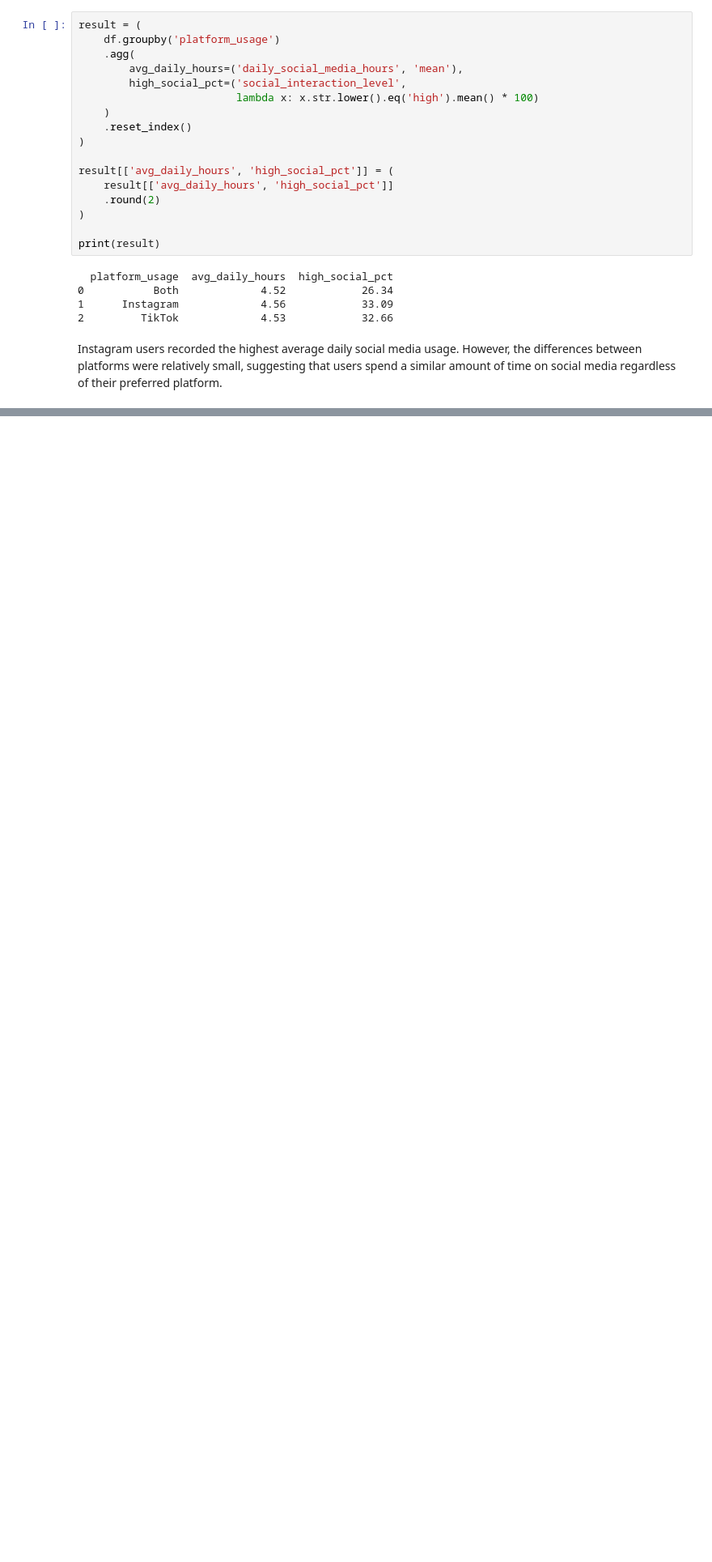
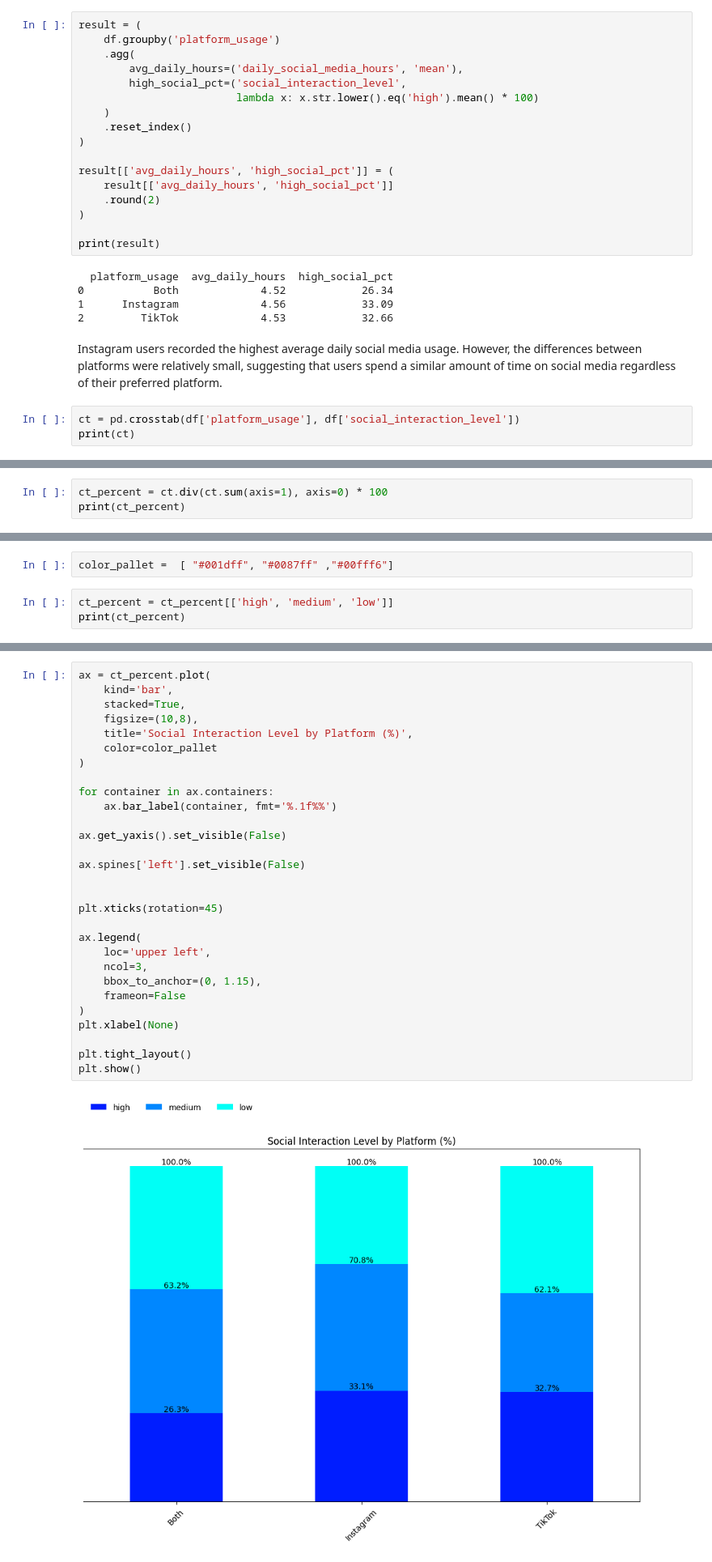
Before and after one commit to SalmaAllam8/PowerBI-mini-Projects, a Jupyter notebook: socialmedia.ipynb, the cells around one changed output, grey strips where cells are left out. Shown at 81% size. Cells and saved outputs as stored; diff of their text form; blank space fills up the shorter version.

Commit message:
Kaggle Notebook | Gen Alpha Mental health and Social Media  | Version 3

```diff
--- a/socialmedia.ipynb
+++ b/socialmedia.ipynb
@@ -139,3 +141,6 @@ print(result)
 2         TikTok             4.53            32.66
 # %% [markdown]
 Instagram users recorded the highest average daily social media usage. However, the differences between platforms were relatively small, suggesting that users spend a similar amount of time on social media regardless of their preferred platform.
+# %%
+ct = pd.crosstab(df['platform_usage'], df['social_interaction_level'])
+print(ct)
@@ -141,0 +153,3 @@ Instagram users recorded the highest average daily social media usage. However,
+# %%
+ct_percent = ct.div(ct.sum(axis=1), axis=0) * 100
+print(ct_percent)
@@ -141,0 +162,5 @@ Instagram users recorded the highest average daily social media usage. However,
+# %%
+color_pallet =  [ "#001dff", "#0087ff" ,"#00fff6"]
+# %%
+ct_percent = ct_percent[['high', 'medium', 'low']]
+print(ct_percent)
@@ -141,0 +173,31 @@ Instagram users recorded the highest average daily social media usage. However,
+# %%
+ax = ct_percent.plot(
+    kind='bar',
+    stacked=True,
+    figsize=(10,8),
+    title='Social Interaction Level by Platform (%)',
+    color=color_pallet
+)
+
+for container in ax.containers:
+    ax.bar_label(container, fmt='%.1f%%')
+
+ax.get_yaxis().set_visible(False)
+
+ax.spines['left'].set_visible(False)
+
+
+plt.xticks(rotation=45)
+
+ax.legend(
+    loc='upper left',
+    ncol=3,
+    bbox_to_anchor=(0, 1.15),
+    frameon=False
+)
+plt.xlabel(None)
+
+plt.tight_layout()
+plt.show()
+# %% [output]
+[figure, added]
```
Also changed, not shown: parts of 4 cells of this notebook.
